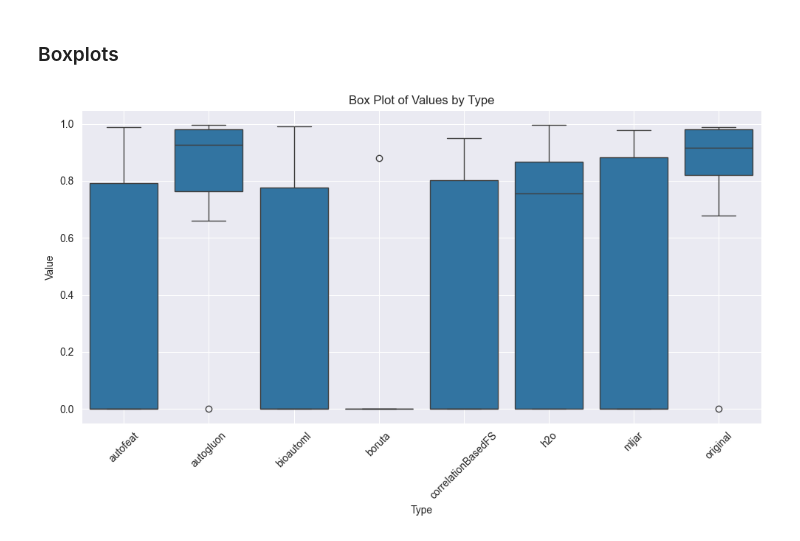
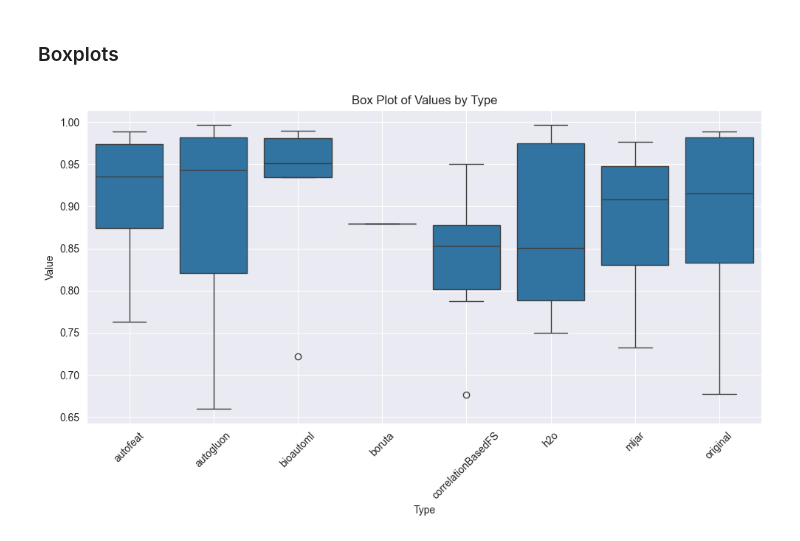
Before and after one commit to schaeferbasti/Benchmark_FE_AutoML, a Jupyter notebook: src/amltk/results/tabular_analysis.ipynb, the cells around one changed output. Cells and saved outputs as stored; diff of their text form; code cells hidden in the pictures.

Commit message:
Exclude zero values from Boxplot

```diff
--- a/src/amltk/results/tabular_analysis.ipynb
+++ b/src/amltk/results/tabular_analysis.ipynb
@@ -119,23 +119,26 @@ print(tabulate(pivot_table, headers='keys', tablefmt='pretty'))
 # %%
 # Extract values
 def extract_value(value_with_stddev):
     value, _ = value_with_stddev.split(' ± ')
-    return float(value)
+    if float(value) == float(0):
+        return None
+    else:
+        return float(value)
 
 pivot_table_numeric = pivot_table.set_index('Dataset').applymap(extract_value).reset_index()
 
 # Melt DataFrame to format for seaborn
 melted_df = pd.melt(pivot_table_numeric, id_vars=['Dataset'], var_name='Type', value_name='Value')
 
 plt.figure(figsize=(10, 6))
 sns.boxplot(x='Type', y='Value', data=melted_df)
 plt.xlabel("Type")
 plt.ylabel("Value")
 plt.title("Box Plot of Values by Type")
 plt.xticks(rotation=45)  # Rotate x-axis labels if necessary
 plt.grid(True)
 plt.tight_layout()
 plt.savefig('plots/box_plot.png')
 plt.show()
 # %% [output]
-[figure, old version]
+[figure, new version]
```
Also changed, not shown: 1 other file.
